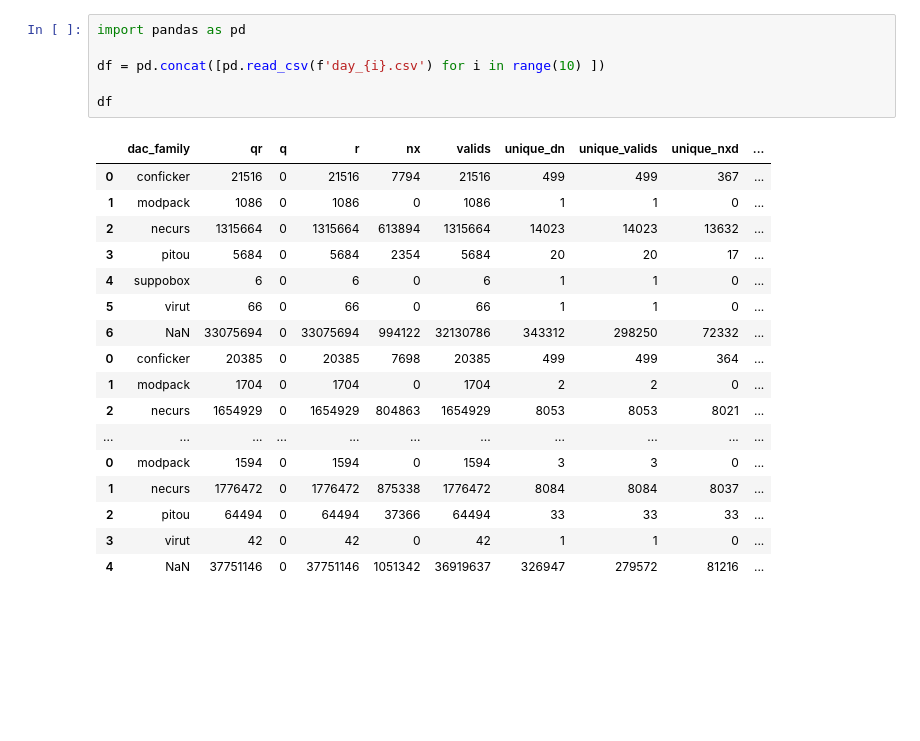
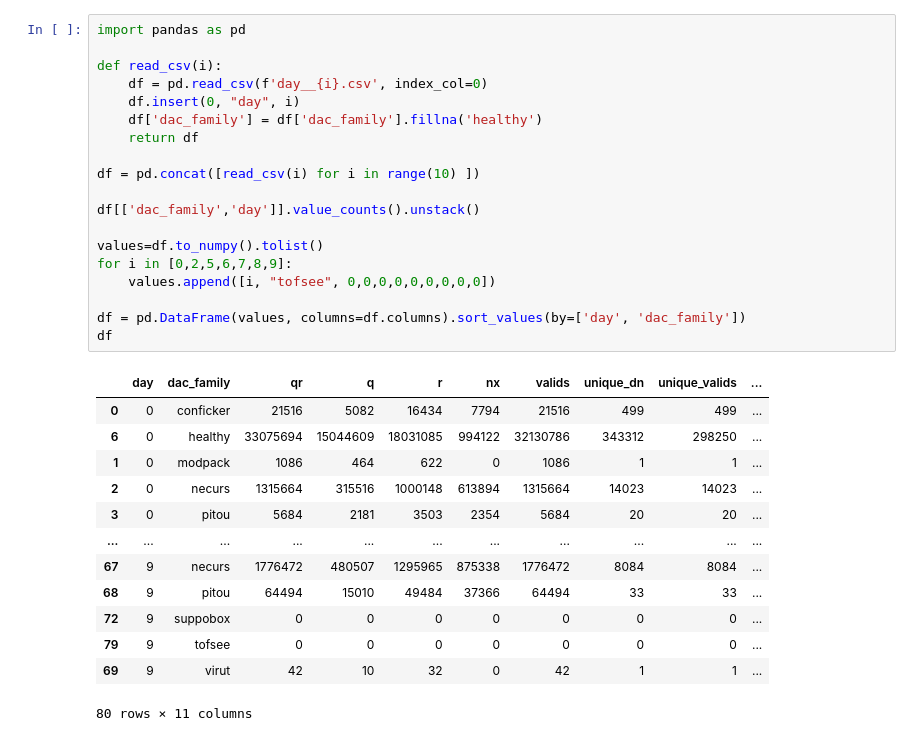
Before and after one commit to princio/dga-detection-analysis-framework, a Jupyter notebook: scripts/it16/overall/main.ipynb, the cells around one changed output. Cells and saved outputs as stored; diff of their text form; blank space fills up the shorter version.

```diff
--- a/scripts/it16/overall/main.ipynb
+++ b/scripts/it16/overall/main.ipynb
@@ -1,26 +1,35 @@
-# %%
-import pandas as pd
-
-df = pd.concat([pd.read_csv(f'day_{i}.csv') for i in range(10) ])
-
-df
-# %% [output]
-|  | dac_family | qr | q | r | nx | valids | unique_dn | unique_valids | unique_nxd | ... |
-| 0 | conficker | 21516 | 0 | 21516 | 7794 | 21516 | 499 | 499 | 367 | ... |
-| 1 | modpack | 1086 | 0 | 1086 | 0 | 1086 | 1 | 1 | 0 | ... |
-| 2 | necurs | 1315664 | 0 | 1315664 | 613894 | 1315664 | 14023 | 14023 | 13632 | ... |
-| 3 | pitou | 5684 | 0 | 5684 | 2354 | 5684 | 20 | 20 | 17 | ... |
-| 4 | suppobox | 6 | 0 | 6 | 0 | 6 | 1 | 1 | 0 | ... |
-| 5 | virut | 66 | 0 | 66 | 0 | 66 | 1 | 1 | 0 | ... |
-| 6 | NaN | 33075694 | 0 | 33075694 | 994122 | 32130786 | 343312 | 298250 | 72332 | ... |
-| 0 | conficker | 20385 | 0 | 20385 | 7698 | 20385 | 499 | 499 | 364 | ... |
-| 1 | modpack | 1704 | 0 | 1704 | 0 | 1704 | 2 | 2 | 0 | ... |
-| 2 | necurs | 1654929 | 0 | 1654929 | 804863 | 1654929 | 8053 | 8053 | 8021 | ... |
-| ... | ... | ... | ... | ... | ... | ... | ... | ... | ... | ... |
-| 0 | modpack | 1594 | 0 | 1594 | 0 | 1594 | 3 | 3 | 0 | ... |
-| 1 | necurs | 1776472 | 0 | 1776472 | 875338 | 1776472 | 8084 | 8084 | 8037 | ... |
-| 2 | pitou | 64494 | 0 | 64494 | 37366 | 64494 | 33 | 33 | 33 | ... |
-| 3 | virut | 42 | 0 | 42 | 0 | 42 | 1 | 1 | 0 | ... |
-| 4 | NaN | 37751146 | 0 | 37751146 | 1051342 | 36919637 | 326947 | 279572 | 81216 | ... |
+# %%
+import pandas as pd
+
+def read_csv(i):
+    df = pd.read_csv(f'day__{i}.csv', index_col=0)
+    df.insert(0, "day", i)
+    df['dac_family'] = df['dac_family'].fillna('healthy')
+    return df
+
+df = pd.concat([read_csv(i) for i in range(10) ])
+
+df[['dac_family','day']].value_counts().unstack()
+
+values=df.to_numpy().tolist()
+for i in [0,2,5,6,7,8,9]:
+    values.append([i, "tofsee", 0,0,0,0,0,0,0,0,0])
+
+df = pd.DataFrame(values, columns=df.columns).sort_values(by=['day', 'dac_family'])
+df
+# %% [output]
+|  | day | dac_family | qr | q | r | nx | valids | unique_dn | unique_valids | ... |
+| 0 | 0 | conficker | 21516 | 5082 | 16434 | 7794 | 21516 | 499 | 499 | ... |
+| 6 | 0 | healthy | 33075694 | 15044609 | 18031085 | 994122 | 32130786 | 343312 | 298250 | ... |
+| 1 | 0 | modpack | 1086 | 464 | 622 | 0 | 1086 | 1 | 1 | ... |
+| 2 | 0 | necurs | 1315664 | 315516 | 1000148 | 613894 | 1315664 | 14023 | 14023 | ... |
+| 3 | 0 | pitou | 5684 | 2181 | 3503 | 2354 | 5684 | 20 | 20 | ... |
+| ... | ... | ... | ... | ... | ... | ... | ... | ... | ... | ... |
+| 67 | 9 | necurs | 1776472 | 480507 | 1295965 | 875338 | 1776472 | 8084 | 8084 | ... |
+| 68 | 9 | pitou | 64494 | 15010 | 49484 | 37366 | 64494 | 33 | 33 | ... |
+| 72 | 9 | suppobox | 0 | 0 | 0 | 0 | 0 | 0 | 0 | ... |
+| 79 | 9 | tofsee | 0 | 0 | 0 | 0 | 0 | 0 | 0 | ... |
+| 69 | 9 | virut | 42 | 10 | 32 | 0 | 42 | 1 | 1 | ... |
+80 rows × 11 columns
 # %%
 
```
Also changed, not shown: parts of 2 cells of this notebook, 10 other files.
